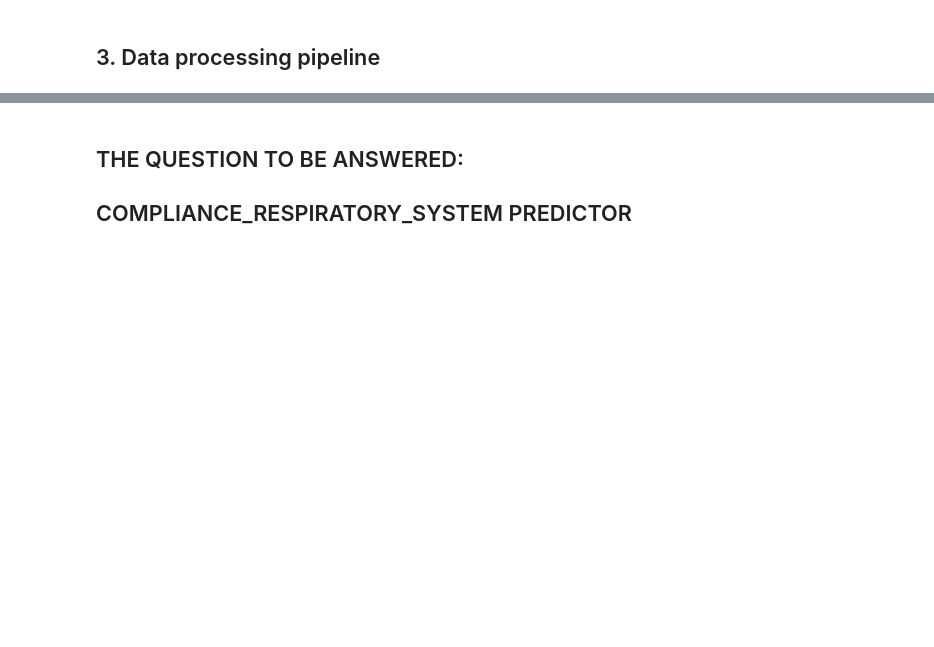
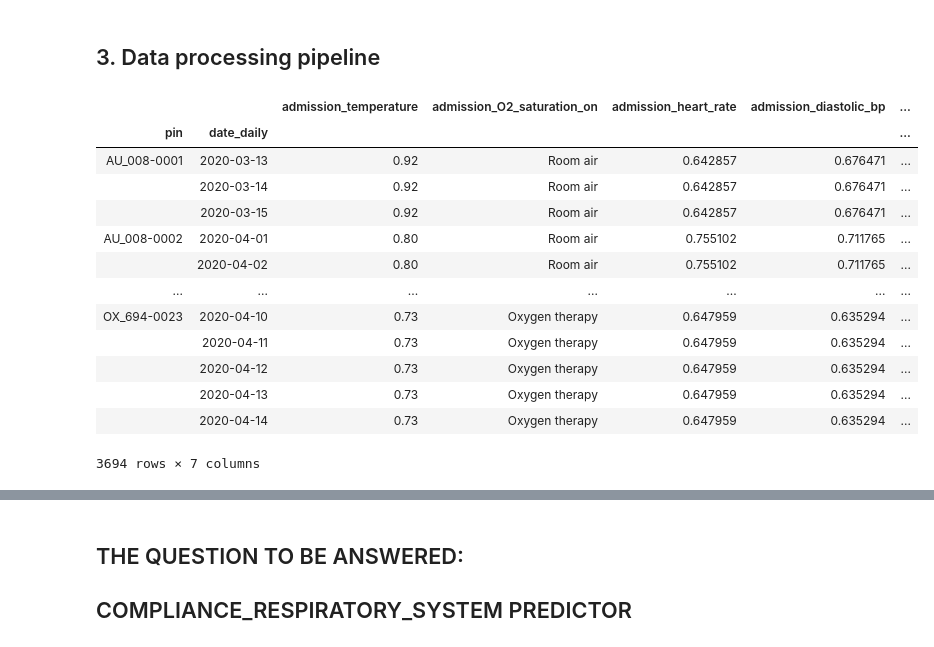
Before and after one commit to amirhkr/COVID19_RandomForest, a Jupyter notebook: notebooks/experiments/admission.ipynb, the cells around one changed output, grey strips where cells are left out. Saved outputs shown, nothing was run; the diff lists cells and outputs as text; code cells hidden in the pictures; blank space fills up the shorter version.

```diff
--- a/notebooks/experiments/admission.ipynb
+++ b/notebooks/experiments/admission.ipynb
@@ -110,7 +113,27 @@ df_X, df_y = match(processed_X, df_y)
 # merge numerical and categorical
 processed_ = pd.merge(patients_daily_num.pipe(scale), patients_daily_cat, left_index=True, right_index=True)
 processed_X_ = processed_.pipe(filter_regex, DROP_X+SELECT_Y)
+processed_X_ = processed_X_.filter(regex='^admission')
+
 processed_Y_ = processed_.filter(regex='|'.join(SELECT_Y))
+
 
 # match df_X and df_y
 df_X_,_ = match(processed_X_, df_y)
+# %%
+df_X_
+# %% [output]
+|  |  | admission_temperature | admission_O2_saturation_on | admission_heart_rate | admission_diastolic_bp | ... |
+| pin | date_daily |  |  |  |  | ... |
+| AU_008-0001 | 2020-03-13 | 0.92 | Room air | 0.642857 | 0.676471 | ... |
+|  | 2020-03-14 | 0.92 | Room air | 0.642857 | 0.676471 | ... |
+|  | 2020-03-15 | 0.92 | Room air | 0.642857 | 0.676471 | ... |
+| AU_008-0002 | 2020-04-01 | 0.80 | Room air | 0.755102 | 0.711765 | ... |
+|  | 2020-04-02 | 0.80 | Room air | 0.755102 | 0.711765 | ... |
+| ... | ... | ... | ... | ... | ... | ... |
+| OX_694-0023 | 2020-04-10 | 0.73 | Oxygen therapy | 0.647959 | 0.635294 | ... |
+|  | 2020-04-11 | 0.73 | Oxygen therapy | 0.647959 | 0.635294 | ... |
+|  | 2020-04-12 | 0.73 | Oxygen therapy | 0.647959 | 0.635294 | ... |
+|  | 2020-04-13 | 0.73 | Oxygen therapy | 0.647959 | 0.635294 | ... |
+|  | 2020-04-14 | 0.73 | Oxygen therapy | 0.647959 | 0.635294 | ... |
+3694 rows × 7 columns
```
Also changed, not shown: parts of 11 cells of this notebook.
